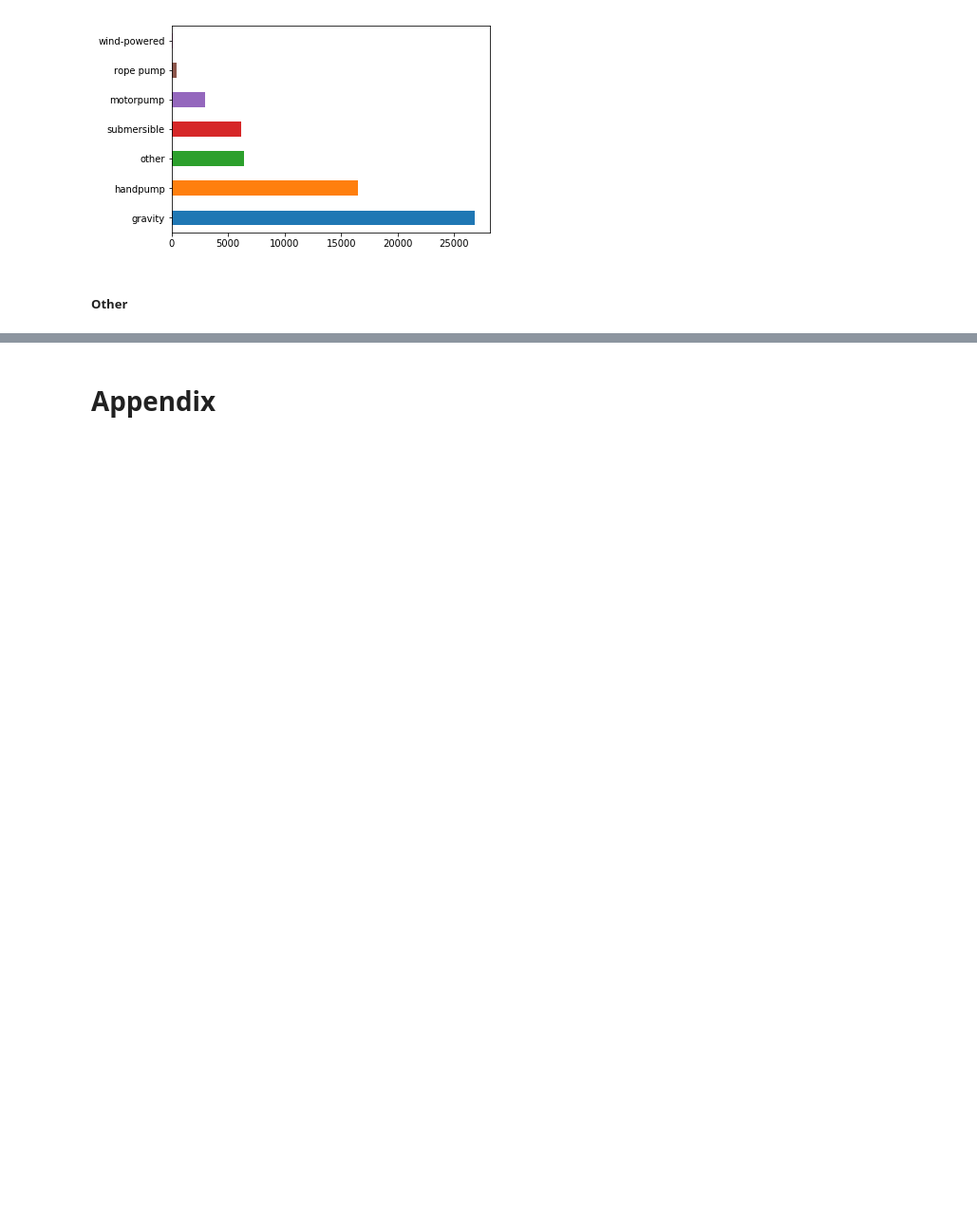
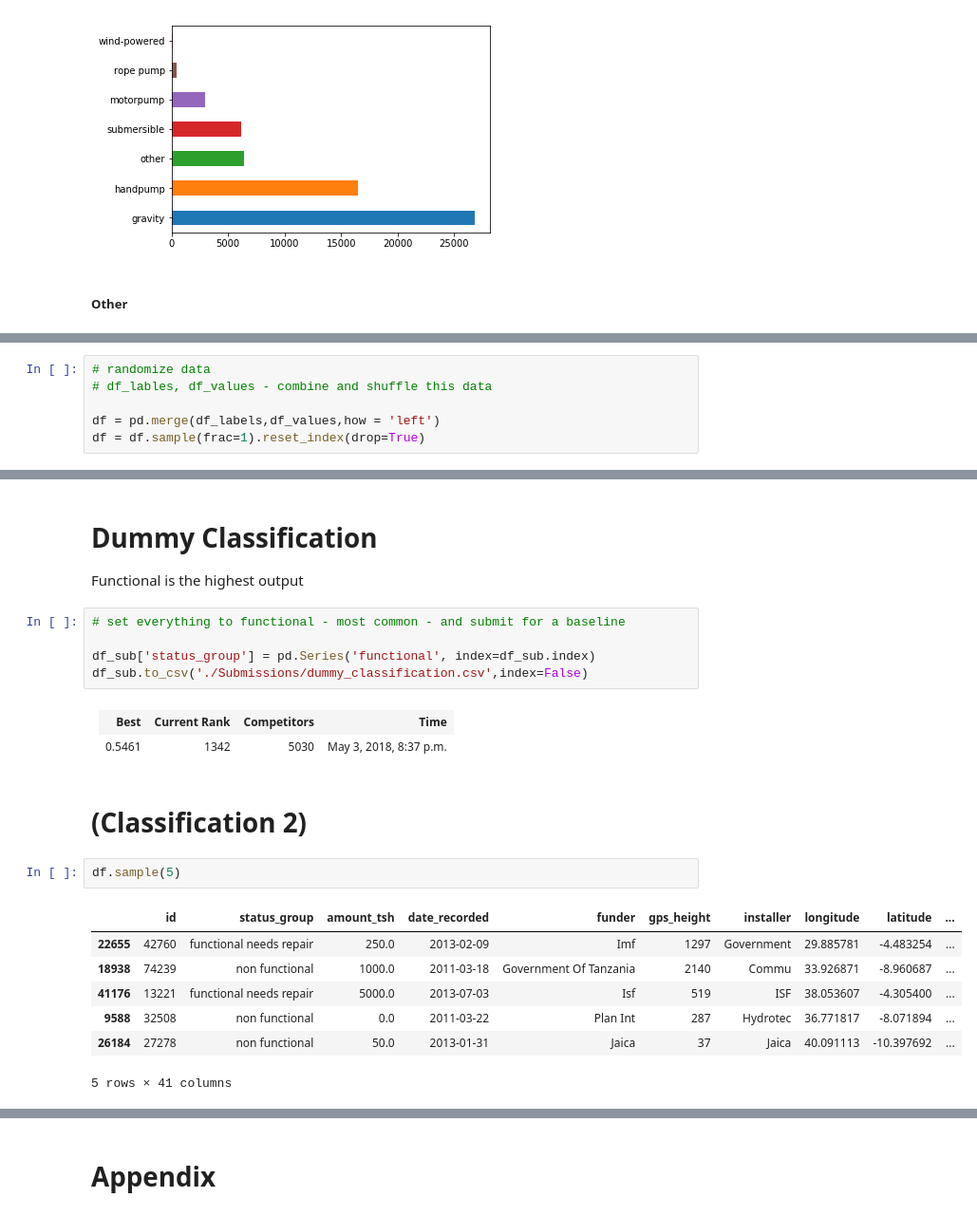
Before and after one commit to amycurneen/Metis-Curneen, a Jupyter notebook: 3 - Water Pumps/Water Data.ipynb, the cells around one changed output, grey strips where cells are left out. Shown: that part at 95% size. Saved outputs shown, nothing was run; the diff lists cells and outputs as text; blank space fills up the shorter version.

Commit message:
added some svm layout, not functional yet

```diff
--- a/3 - Water Pumps/Water Data.ipynb
+++ b/3 - Water Pumps/Water Data.ipynb
@@ -336,0 +248,6 @@ Things to add to my project
+# %%
+# randomize data
+# df_lables, df_values - combine and shuffle this data
+
+df = pd.merge(df_labels,df_values,how = 'left')
+df = df.sample(frac=1).reset_index(drop=True)
@@ -336,0 +299,36 @@ Things to add to my project
+# %% [markdown]
+# Dummy Classification
+
+Functional is the highest output
+# %%
+# set everything to functional - most common - and submit for a baseline
+
+df_sub['status_group'] = pd.Series('functional', index=df_sub.index)
+df_sub.to_csv('./Submissions/dummy_classification.csv',index=False)
+# %% [markdown]
+<table>
+  <tr>
+    <th>Best</th>
+    <th>Current Rank</th>
+    <th>Competitors</th>
+    <th>Time</th>
+  </tr>
+  <tr>
+    <td>0.5461</td>
+    <td>1342</td>
+    <td>5030</td>
+    <td>May 3, 2018, 8:37 p.m.</td>
+  </tr>
+</table>
+# %% [markdown]
+# (Classification 2)
+# %%
+df.sample(5)
+# %% [output]
+|  | id | status_group | amount_tsh | date_recorded | funder | gps_height | installer | longitude | latitude | ... |
+| 22655 | 42760 | functional needs repair | 250.0 | 2013-02-09 | Imf | 1297 | Government | 29.885781 | -4.483254 | ... |
+| 18938 | 74239 | non functional | 1000.0 | 2011-03-18 | Government Of Tanzania | 2140 | Commu | 33.926871 | -8.960687 | ... |
+| 41176 | 13221 | functional needs repair | 5000.0 | 2013-07-03 | Isf | 519 | ISF | 38.053607 | -4.305400 | ... |
+| 9588 | 32508 | non functional | 0.0 | 2011-03-22 | Plan Int | 287 | Hydrotec | 36.771817 | -8.071894 | ... |
+| 26184 | 27278 | non functional | 50.0 | 2013-01-31 | Jaica | 37 | Jaica | 40.091113 | -10.397692 | ... |
+5 rows × 41 columns
```
Also changed, not shown: parts of 63 cells of this notebook, 6 other files.
